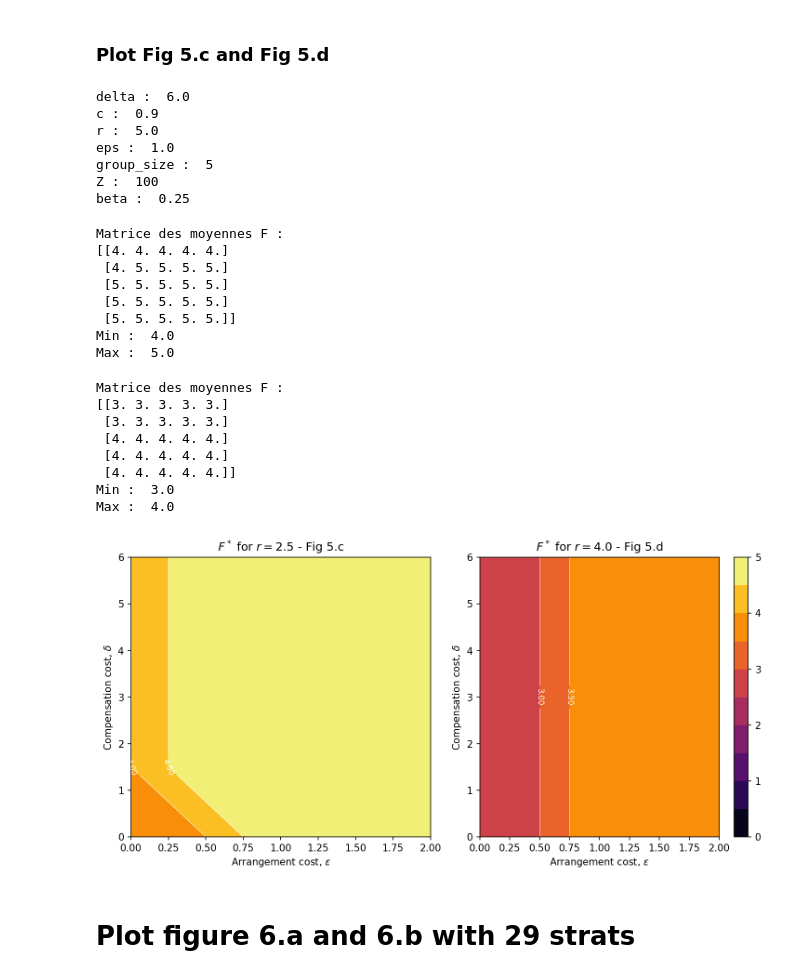
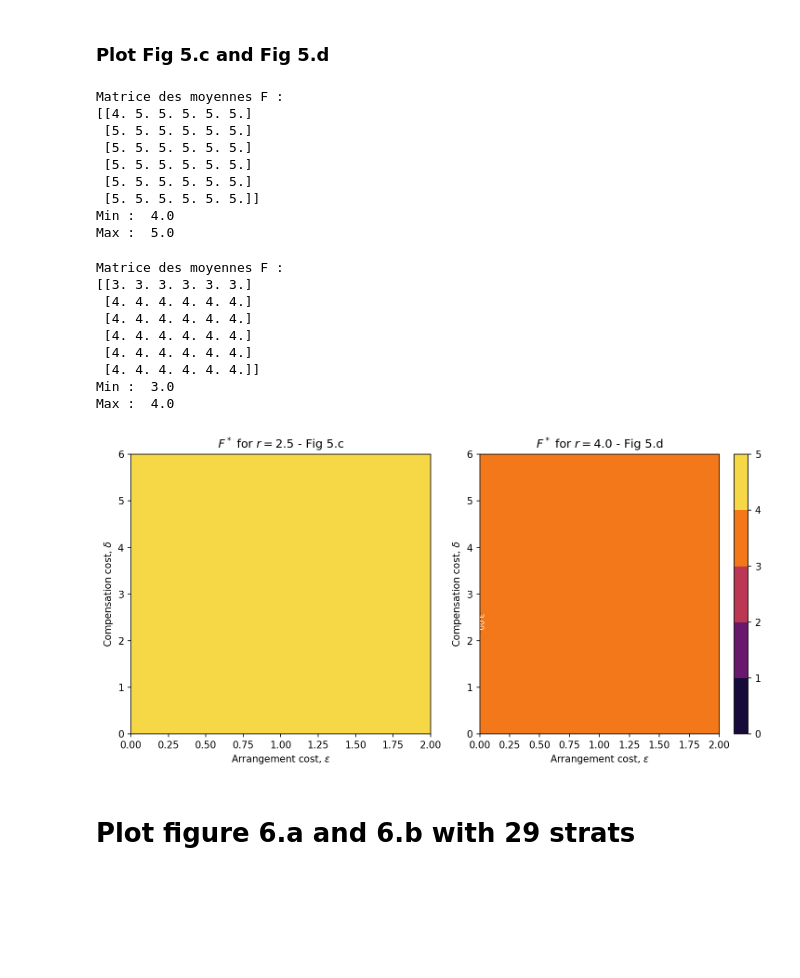
Before and after one commit to Teytey2002/Projet_Learning, a Jupyter notebook: Project-Teytey-Surface9.ipynb, the cells around one changed output. Drawn from its saved outputs; the diff is of its cells as text; code cells hidden in the pictures; blank space fills up the shorter version.

```diff
--- a/Project-Teytey-Surface9.ipynb
+++ b/Project-Teytey-Surface9.ipynb
@@ -117,7 +119,7 @@ nb_strategies = len(strategy_labels)
 
 group_size = 5
 Z = 100
-c = 1.0
+c = 0.65
 beta = 0.25
 r = 4.
 eps = 0.25
@@ -542,7 +450,7 @@ nb_strategies = len(strategy_labels)
 
 group_size = 5
 Z = 100
-c = 0.9
+c = 0.65
 beta = 0.25
 delta = 6.
 # %%
@@ -613,6 +505,5 @@ beta :  0.25
 # %%
-C=1
-nb_points = 6
+nb_points = 10
 eps_values = np.linspace(0., 1., nb_points)
 r_values = np.linspace(2., 5., nb_points)
 
@@ -661,24 +556,9 @@ plt.show()
 # %% [markdown]
 ### Plot Fig 5.c and Fig 5.d
-# %%
-print("delta : ", delta)
-print("c : ", c)
-print("r : ", r)
-print("eps : ", eps)
-print("group_size : ", group_size)
-print("Z : ", Z)
-print("beta : ", beta)
-# %% [output]
-delta :  6.0
-c :  0.9
-r :  5.0
-eps :  1.0
-group_size :  5
-Z :  100
-beta :  0.25
 # %%
+c = 0.65
 r_c = 2.5
-nb_points = 5
+nb_points = 6
 eps_values = np.linspace(0., 2., nb_points)
 delta_values = np.linspace(0., 6., nb_points)
 
@@ -700,16 +580,17 @@ print("Min : ", np.min(optimal_F_r25))
 print("Max : ", np.max(optimal_F_r25))
 # %% [output]
 Matrice des moyennes F :
-[[4. 4. 4. 4. 4.]
- [4. 5. 5. 5. 5.]
- [5. 5. 5. 5. 5.]
- [5. 5. 5. 5. 5.]
- [5. 5. 5. 5. 5.]]
+[[4. 5. 5. 5. 5. 5.]
+ [5. 5. 5. 5. 5. 5.]
+ [5. 5. 5. 5. 5. 5.]
+ [5. 5. 5. 5. 5. 5.]
+ [5. 5. 5. 5. 5. 5.]
+ [5. 5. 5. 5. 5. 5.]]
 Min :  4.0
 Max :  5.0
 # %%
 r_d = 4.0
-nb_points = 5
+nb_points = 6
 eps_values = np.linspace(0., 2., nb_points)
 delta_values = np.linspace(0., 6., nb_points)
 
@@ -731,43 +612,44 @@ print("Min : ", np.min(optimal_F_r40))
 print("Max : ", np.max(optimal_F_r40))
 # %% [output]
 Matrice des moyennes F :
-[[3. 3. 3. 3. 3.]
- [3. 3. 3. 3. 3.]
- [4. 4. 4. 4. 4.]
- [4. 4. 4. 4. 4.]
- [4. 4. 4. 4. 4.]]
+[[3. 3. 3. 3. 3. 3.]
+ [4. 4. 4. 4. 4. 4.]
+ [4. 4. 4. 4. 4. 4.]
+ [4. 4. 4. 4. 4. 4.]
+ [4. 4. 4. 4. 4. 4.]
+ [4. 4. 4. 4. 4. 4.]]
 Min :  3.0
 Max :  4.0
 # %%
 # Define the contour levels between 0 and 1
-levels = np.linspace(0., 5., 11)
+levels = np.linspace(0., 5., 6)
 
 plt.figure(figsize=(10, 5), dpi=150)
 
 # First graph: Avoidance frequency of cooperation
 plt.subplot(1, 2, 1)
 contour = plt.contourf(eps_values, delta_values, optimal_F_r25.T, levels=levels, cmap='inferno')
 contour_lines = plt.contour(eps_values, delta_values, optimal_F_r25.T, levels=levels, colors='white', linewidths=0.5)
 plt.clabel(contour_lines, inline=True, fontsize=8, fmt="%.2f")
 plt.xlabel(r'Arrangement cost, $\epsilon$')
 plt.ylabel(r'Compensation cost, $\delta$')
 plt.title(r'$F^*$ for $r = 2.5$ - Fig 5.c')
 
 # Second graph: Avoidance frequency of commitment
 plt.subplot(1, 2, 2)
 contour = plt.contourf(eps_values, delta_values, optimal_F_r40.T, levels=levels, cmap='inferno')
 plt.colorbar(orientation='vertical')
 contour_lines = plt.contour(eps_values, delta_values, optimal_F_r40.T, levels=levels, colors='white', linewidths=0.5)
 plt.clabel(contour_lines, fontsize=8, fmt="%.2f")
 plt.xlabel(r'Arrangement cost, $\epsilon$')
 plt.ylabel(r'Compensation cost, $\delta$')
 plt.title(r'$F^*$ for $r = 4.0$ - Fig 5.d')
 
 
 plt.tight_layout()
 plt.show()
 # %% [output]
-[figure, old version]
+[figure, new version]
 # %% [markdown]
 # Plot figure 6.a and 6.b with 29 strats
 # %% [markdown]
```
Also changed, not shown: parts of 9 cells of this notebook.
